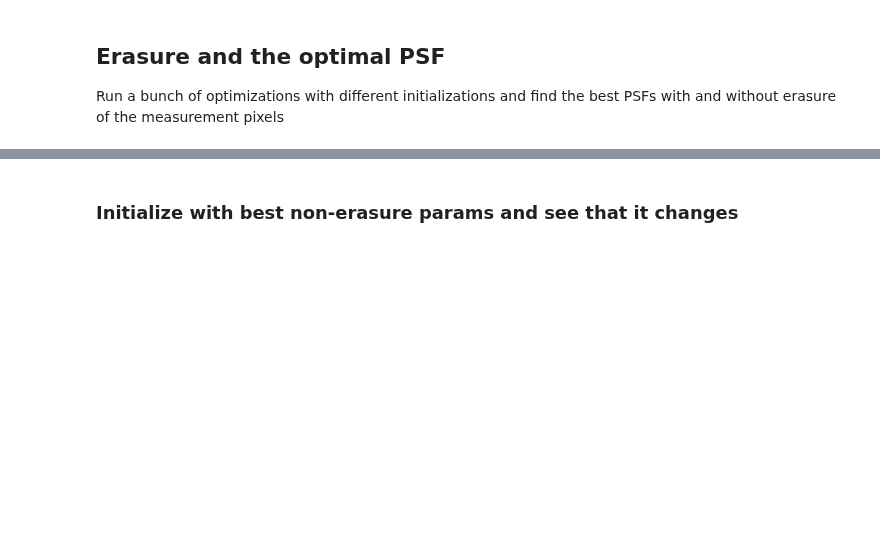
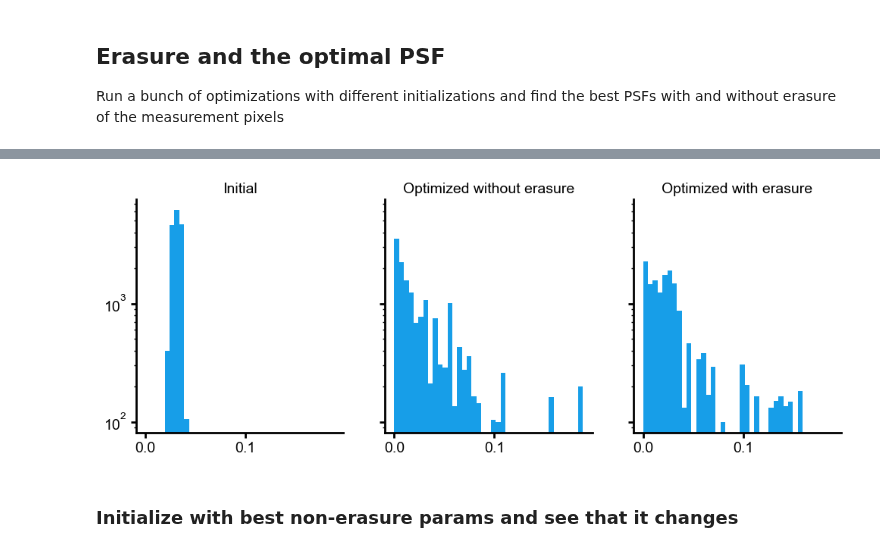
Before and after one commit to Waller-Lab/EncodingInformation, a Jupyter notebook: 1d_simulations/optimizing_with_information_and_erasure_masks.ipynb, the cells around one changed output, grey strips where cells are left out. Saved outputs shown, nothing was run; the diff lists cells and outputs as text; code cells hidden in the pictures; blank space fills up the shorter version.

```diff
--- a/1d_simulations/optimizing_with_information_and_erasure_masks.ipynb
+++ b/1d_simulations/optimizing_with_information_and_erasure_masks.ipynb
@@ -64,28 +29,15 @@ erasure_mask = onp.ones(NUM_NYQUIST_SAMPLES)
 # non_erased_indices = onp.random.choice(erasure_mask.size, int(erasure_mask.size * 0.25), replace=False)
 
 erasure_mask = np.array(erasure_mask, dtype=bool)
-sampling_indices = (1, 2)
 
-objects = np.array([sample_amplitude_object('delta', num_deltas=1) for i in range(N_objects)])
-# objects = np.array([sample_amplitude_object('delta', num_deltas=5) for i in range(N_objects)])
-# objects = np.array([sample_amplitude_object('pink_noise') for i in range(N_objects)])
-# objects = np.array([sample_amplitude_object('white_noise') for i in range(N_objects)])
-# objects = np.array([sample_amplitude_object('random_amplitude_delta') for i in range(N_objects)])
-# objects = np.array([sample_amplitude_object('random_pairs') for i in range(N_objects)])
-# objects = np.array([sample_amplitude_object('delta_in_some_places') for i in range(N_objects)])
-# objects = np.array([sample_amplitude_object('sinusoid', sin_freq_range=(9, 10)) for i in range(N_objects)])
+objects_fn = lambda : np.array([sample_amplitude_object('delta', num_deltas=1) for i in range(N_objects)])
+# objects_fn = lambda : np.array([sample_amplitude_object('delta', num_deltas=5) for i in range(N_objects)])
+# objects_fn = lambda : np.array([sample_amplitude_object('pink_noise') for i in range(N_objects)])
+# objects_fn = lambda : np.array([sample_amplitude_object('white_noise') for i in range(N_objects)])
+# objects_fn = lambda : np.array([sample_amplitude_object('random_amplitude_delta') for i in range(N_objects)])
+# objects_fn = lambda : np.array([sample_amplitude_object('random_pairs') for i in range(N_objects)])
+# objects_fn = lambda : np.array([sample_amplitude_object('delta_in_some_places') for i in range(N_objects)])
+# objects_fn = lambda : np.array([sample_amplitude_object('sinusoid', sin_freq_range=(9, 10)) for i in range(N_objects)])
 
-
-initial_kernel = bandlimited_nonnegative_signal(nyquist_samples=generate_random_bandlimited_signal())
-# initial_kernel = bandlimited_nonnegative_signal(nyquist_samples=np.ones(NUM_NYQUIST_SAMPLES) + onp.random.rand(NUM_NYQUIST_SAMPLES) * 0.5)
-
-initial_params = np.concatenate(real_imag_params_from_signal(initial_kernel))
-
-loss_fn = make_convolutional_forward_model_with_mi_loss_and_erasure(objects, erasure_mask, noise_sigma=noise_sigma)
-optimized_params = run_optimzation(loss_fn, real_imag_bandlimit_energy_norm_prox_fn,
-                         initial_params,
-                           learning_rate=1e-2, learning_rate_decay=0.999,
-                           verbose=True,
-                         loss_improvement_patience=2000, max_epochs=5000, key=jax.random.PRNGKey(0))
-optimized_loss = loss_fn(optimized_params, jax.random.PRNGKey(1))
+initial_kernel, initial_params, optimized_params, objects, initial_mi, optimized_mi = optimize_PSF_and_estimate_mi(objects_fn, noise_sigma, erasure_mask)
 # %% [output]
@@ -338,2 +194,15 @@ Text(0.5, 0.98, 'Initial: -91.86, Optimized (no erasure): -46.42, Optimized (wit
+# %%
+fig, ax = plt.subplots(1, 3, figsize=(12, 4), sharex=True, sharey=True)
+
+signals_list = [conv_forward_model_with_erasure(params, objects, erasure_mask, align_center=False)
+                for params in [initial_params, optimized_params_no_erasure, optimized_params_with_erasure]]
+
+bins = np.linspace(0, np.array(signals_list).max(), 40)
+for name, i, signals in zip(['Initial', 'Optimized without erasure', 'Optimized with erasure'], range(3), signals_list):
+    ax[i].hist(signals[:, erasure_mask].ravel(), bins=bins, log=True)
+    ax[i].set_title(name)
+    clear_spines(ax[i])
+# %% [output]
+[figure, added]
 # %% [markdown]
 ### Initialize with best non-erasure params and see that it changes
```
Also changed, not shown: parts of 18 cells of this notebook, 11 other files.
